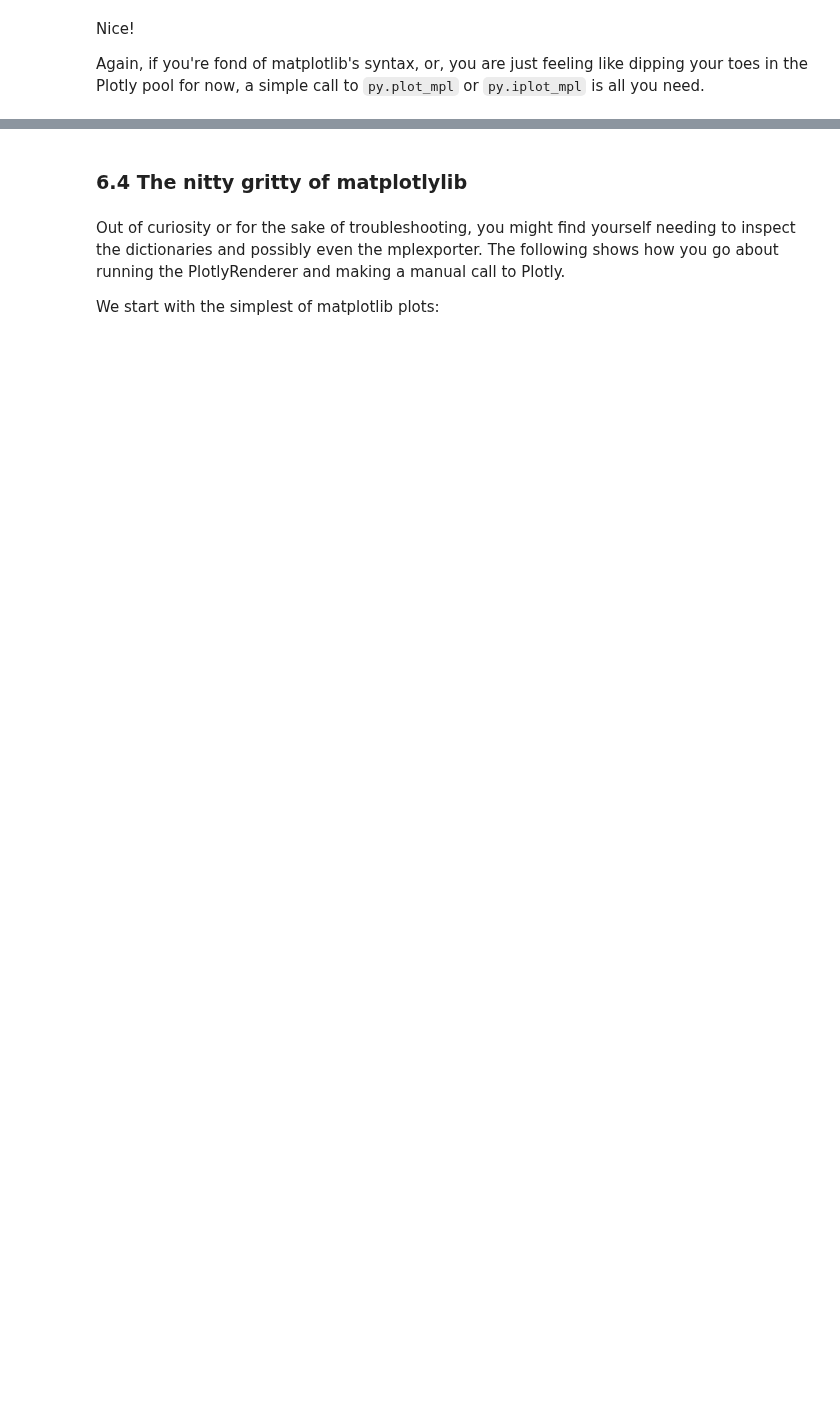
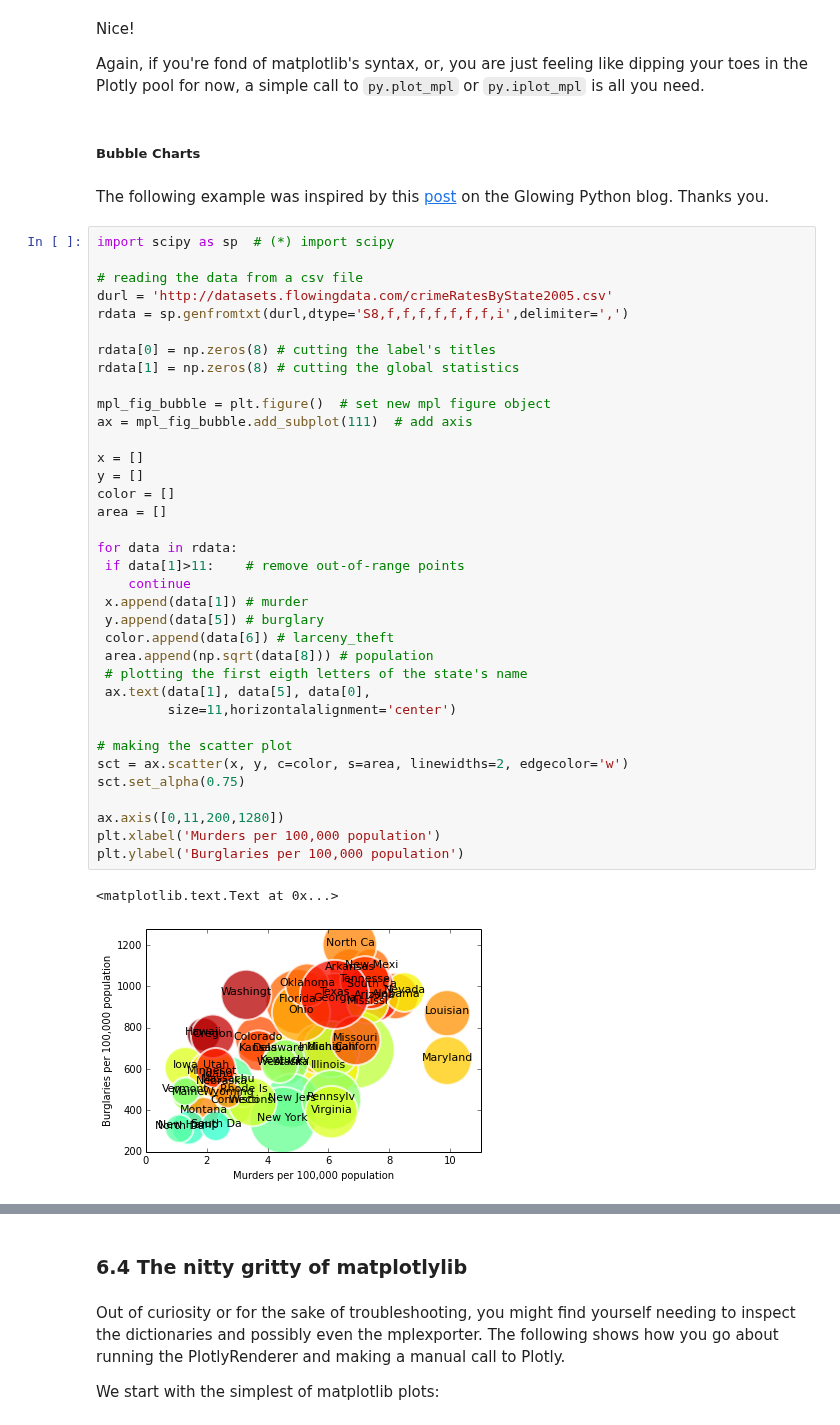
Before and after one commit to plotly/python-user-guide, a Jupyter notebook: s6_matplotlylib/s6_matplotlylib.ipynb, the cells around one changed output, grey strips where cells are left out. Cells and saved outputs as stored; diff of their text form; blank space fills up the shorter version.

Commit message:
add bubble chart example, a few syntax updates

```diff
--- a/s6_matplotlylib/s6_matplotlylib.ipynb
+++ b/s6_matplotlylib/s6_matplotlylib.ipynb
@@ -609,3 +627,46 @@ py.iplot_mpl(mpl_fig_splt2, strip_style=True, filename='s6_subplots2-default')
 Nice!
 
 Again, if you're fond of matplotlib's syntax, or, you are just feeling like dipping your toes in the Plotly pool for now, a simple call to `py.plot_mpl` or `py.iplot_mpl` is all you need.
+# %% [markdown]
+##### Bubble Charts
+# %% [markdown]
+The following example was inspired by this <a href="http://glowingpython.blogspot.ca/2011/11/how-to-make-bubble-charts-with.html" target="_blank">post</a> on the Glowing Python blog. Thanks you.
+# %%
+import scipy as sp  # (*) import scipy
+
+# reading the data from a csv file
+durl = 'http://datasets.flowingdata.com/crimeRatesByState2005.csv'
+rdata = sp.genfromtxt(durl,dtype='S8,f,f,f,f,f,f,f,i',delimiter=',')
+
+rdata[0] = np.zeros(8) # cutting the label's titles
+rdata[1] = np.zeros(8) # cutting the global statistics
+
+mpl_fig_bubble = plt.figure()  # set new mpl figure object
+ax = mpl_fig_bubble.add_subplot(111)  # add axis
+
+x = []
+y = []
+color = []
+area = []
+
+for data in rdata:
+ if data[1]>11:    # remove out-of-range points
+    continue
+ x.append(data[1]) # murder
+ y.append(data[5]) # burglary
+ color.append(data[6]) # larceny_theft
+ area.append(np.sqrt(data[8])) # population
+ # plotting the first eigth letters of the state's name
+ ax.text(data[1], data[5], data[0],
+         size=11,horizontalalignment='center')
+
+# making the scatter plot
+sct = ax.scatter(x, y, c=color, s=area, linewidths=2, edgecolor='w')
+sct.set_alpha(0.75)
+
+ax.axis([0,11,200,1280])
+plt.xlabel('Murders per 100,000 population')
+plt.ylabel('Burglaries per 100,000 population')
+# %% [output]
+<matplotlib.text.Text at 0x...>
+[figure, added]
```
Also changed, not shown: parts of 25 cells of this notebook.
